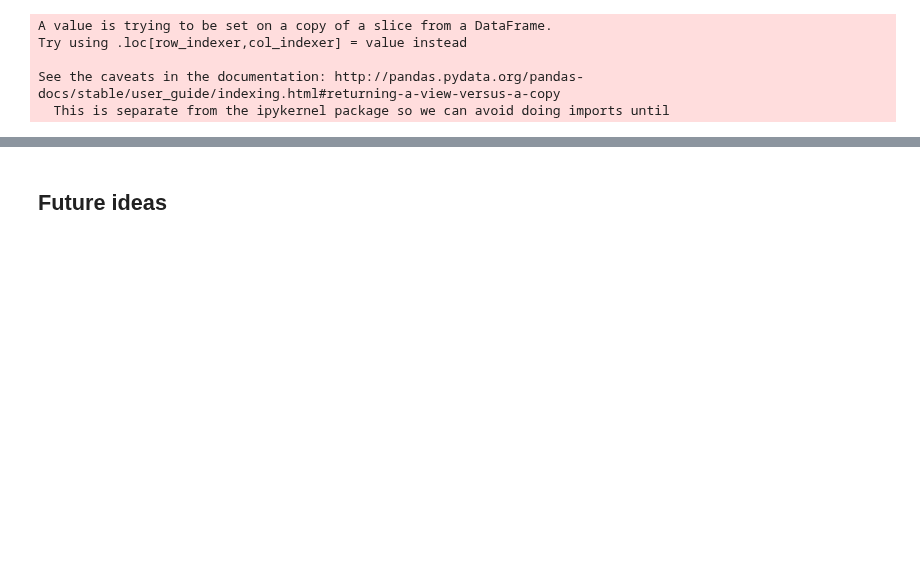
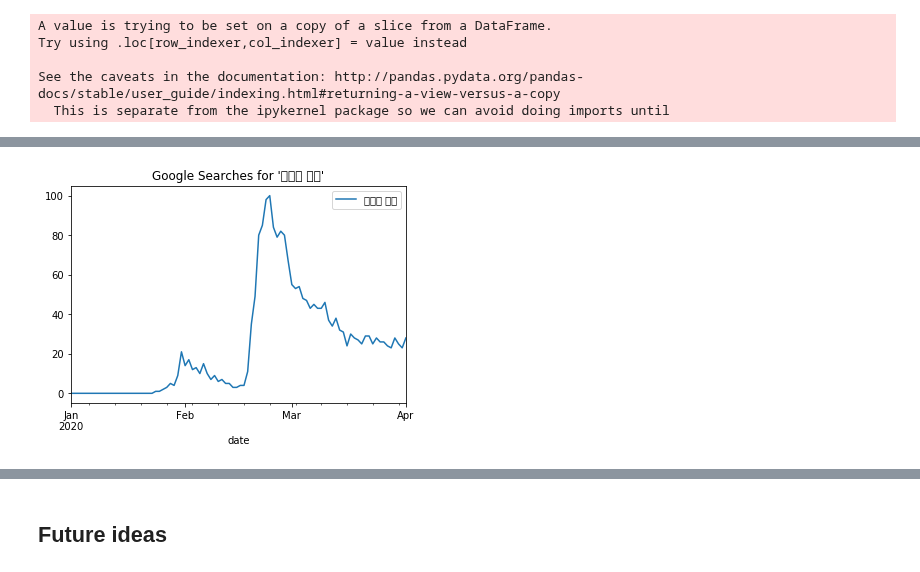
Before and after one commit to spotted-d/RNN_covid19_modeling, a Jupyter notebook: milestone2_eda/milestone2_eda.ipynb, the cells around one changed output, grey strips where cells are left out. Drawn from its saved outputs; the diff is of its cells as text; code cells hidden in the pictures; blank space fills up the shorter version.

Commit message:
eda - korea

```diff
--- a/milestone2_eda/milestone2_eda.ipynb
+++ b/milestone2_eda/milestone2_eda.ipynb
@@ -521,0 +534,11 @@ plt.show();
+# %%
+# build query: coronavirus searches starting at 2020, for south korea
+kw_list = ["코로나 확진"]
+pyt.build_payload(kw_list, cat=0, timeframe='2020-01-01 2020-04-01', geo='KR', gprop='')
+
+# interest over time
+search_coronavirus = pyt.interest_over_time()
+search_coronavirus.plot.line(y=kw_list[0])
+plt.title(f"Google Searches for '{kw_list[0]}'");
+# %% [output]
+[figure, added]
```
Also changed, not shown: parts of 15 cells of this notebook.
